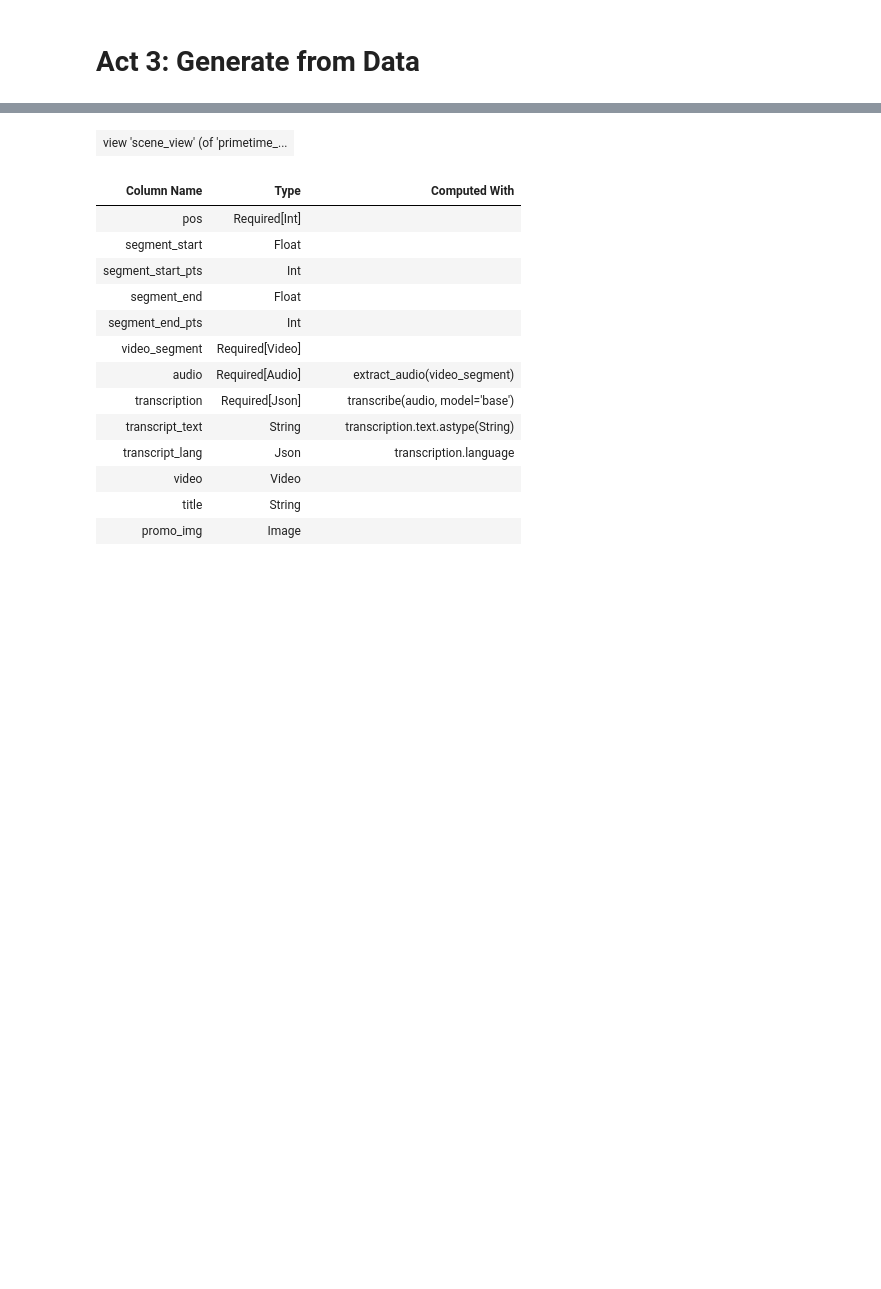
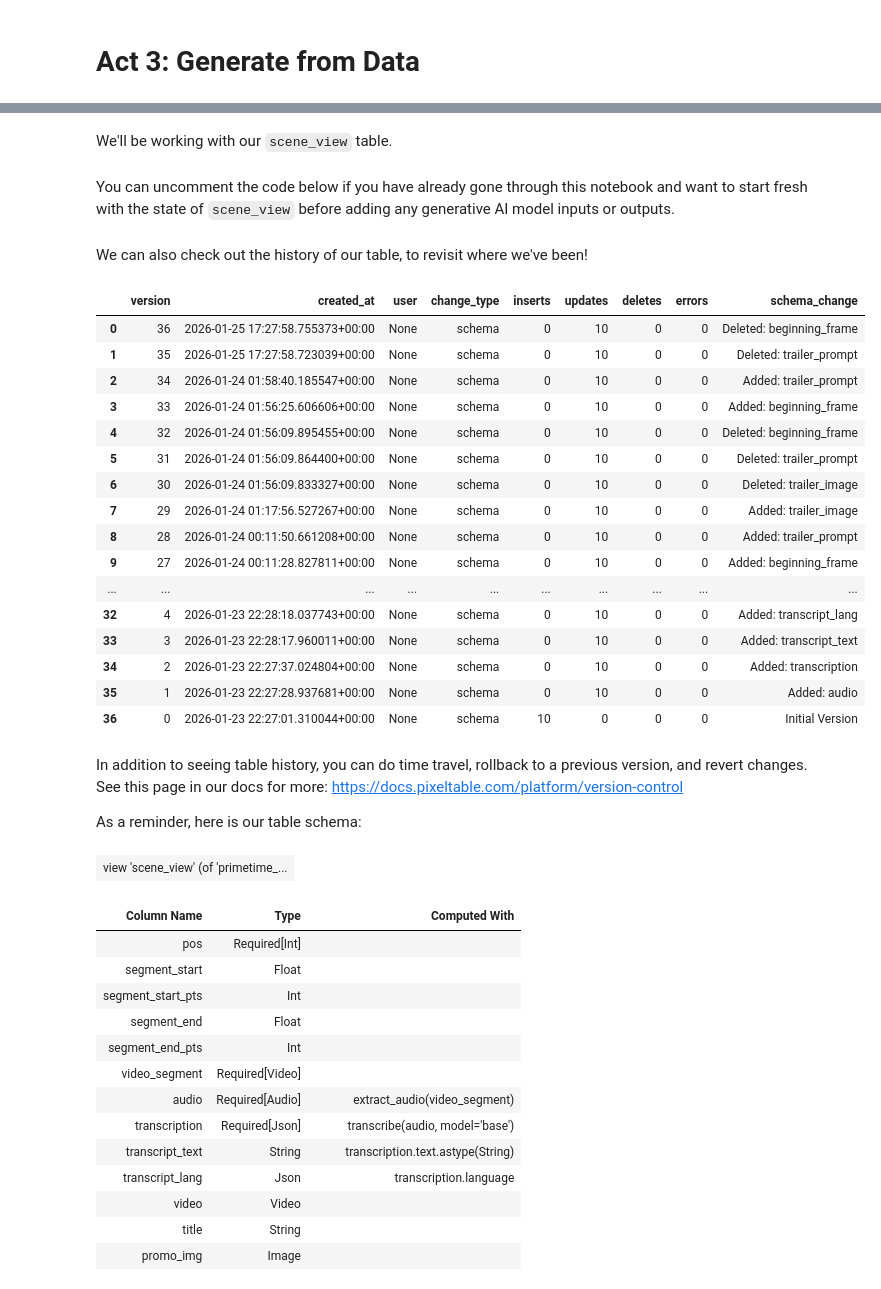
Before and after one commit to apreshill/pxt-primetime, a Jupyter notebook: 03_generate-from-data.ipynb, the cells around one changed output, grey strips where cells are left out. Drawn from its saved outputs; the diff is of its cells as text; code cells hidden in the pictures; blank space fills up the shorter version.

```diff
--- a/03_generate-from-data.ipynb
+++ b/03_generate-from-data.ipynb
@@ -37,0 +34,2 @@ scene_view = pxt.get_table('scene_view')
+# %% [markdown]
+We'll be working with our `scene_view` table.
@@ -38 +38,3 @@ scene_view = pxt.get_table('scene_view')
+# %% [markdown]
+You can uncomment the code below if you have already gone through this notebook and want to start fresh with the state of `scene_view` before adding any generative AI model inputs or outputs.
 # %%
@@ -42,3 +44,29 @@ scene_view.drop_column(scene_view.beginning_frame)
+# %% [markdown]
+We can also check out the history of our table, to revisit where we've been!
+# %%
+scene_view.history()
+# %% [output]
+|  | version | created_at | user | change_type | inserts | updates | deletes | errors | schema_change |
+| 0 | 36 | 2026-01-25 17:27:58.755373+00:00 | None | schema | 0 | 10 | 0 | 0 | Deleted: beginning_frame |
+| 1 | 35 | 2026-01-25 17:27:58.723039+00:00 | None | schema | 0 | 10 | 0 | 0 | Deleted: trailer_prompt |
+| 2 | 34 | 2026-01-24 01:58:40.185547+00:00 | None | schema | 0 | 10 | 0 | 0 | Added: trailer_prompt |
+| 3 | 33 | 2026-01-24 01:56:25.606606+00:00 | None | schema | 0 | 10 | 0 | 0 | Added: beginning_frame |
+| 4 | 32 | 2026-01-24 01:56:09.895455+00:00 | None | schema | 0 | 10 | 0 | 0 | Deleted: beginning_frame |
+| 5 | 31 | 2026-01-24 01:56:09.864400+00:00 | None | schema | 0 | 10 | 0 | 0 | Deleted: trailer_prompt |
+| 6 | 30 | 2026-01-24 01:56:09.833327+00:00 | None | schema | 0 | 10 | 0 | 0 | Deleted: trailer_image |
+| 7 | 29 | 2026-01-24 01:17:56.527267+00:00 | None | schema | 0 | 10 | 0 | 0 | Added: trailer_image |
+| 8 | 28 | 2026-01-24 00:11:50.661208+00:00 | None | schema | 0 | 10 | 0 | 0 | Added: trailer_prompt |
+| 9 | 27 | 2026-01-24 00:11:28.827811+00:00 | None | schema | 0 | 10 | 0 | 0 | Added: beginning_frame |
+| ... | ... | ... | ... | ... | ... | ... | ... | ... | ... |
+| 32 | 4 | 2026-01-23 22:28:18.037743+00:00 | None | schema | 0 | 10 | 0 | 0 | Added: transcript_lang |
+| 33 | 3 | 2026-01-23 22:28:17.960011+00:00 | None | schema | 0 | 10 | 0 | 0 | Added: transcript_text |
+| 34 | 2 | 2026-01-23 22:27:37.024804+00:00 | None | schema | 0 | 10 | 0 | 0 | Added: transcription |
+| 35 | 1 | 2026-01-23 22:27:28.937681+00:00 | None | schema | 0 | 10 | 0 | 0 | Added: audio |
+| 36 | 0 | 2026-01-23 22:27:01.310044+00:00 | None | schema | 10 | 0 | 0 | 0 | Initial Version |
+# %% [markdown]
+In addition to seeing table history, you can do time travel, rollback to a previous version, and revert changes. See this page in our docs for more: https://docs.pixeltable.com/platform/version-control
+
+As a reminder, here is our table schema:
 # %%
 scene_view
 # %% [output]
```
Also changed, not shown: parts of 69 cells of this notebook.
